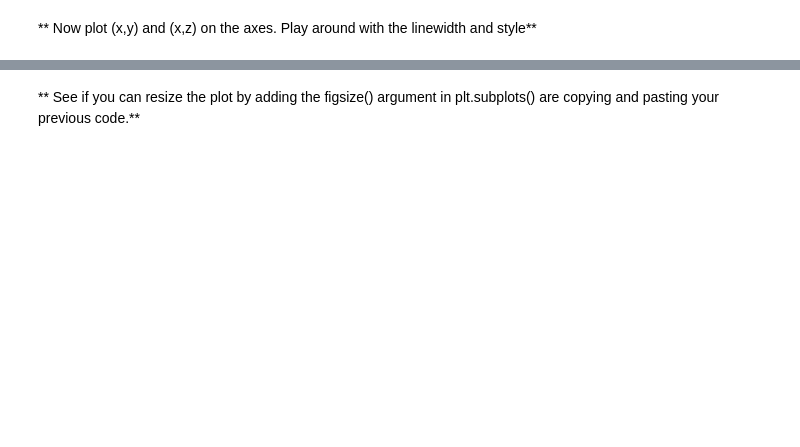
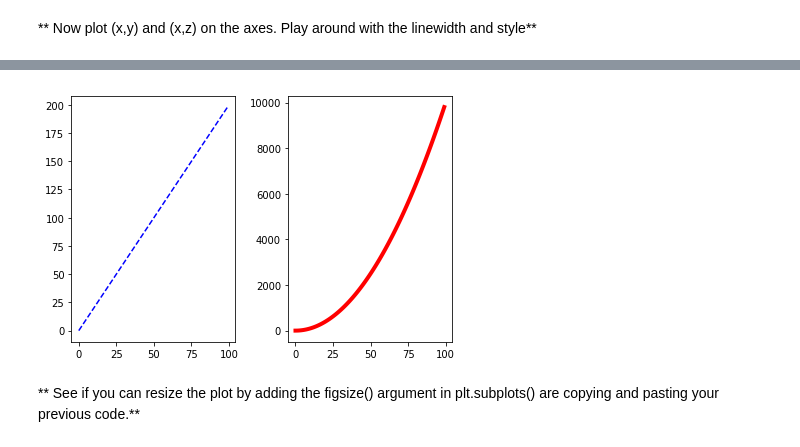
Before and after one commit to paulocalado/python_for_ml, a Jupyter notebook: Refactored_Py_DS_ML_Bootcamp-master/05-Data-Visualization-with-Matplotlib/02-Matplotlib Exercises.ipynb, the cells around one changed output, grey strips where cells are left out. Saved outputs shown, nothing was run; the diff lists cells and outputs as text; code cells hidden in the pictures; blank space fills up the shorter version.

```diff
--- a/Refactored_Py_DS_ML_Bootcamp-master/05-Data-Visualization-with-Matplotlib/02-Matplotlib Exercises.ipynb
+++ b/Refactored_Py_DS_ML_Bootcamp-master/05-Data-Visualization-with-Matplotlib/02-Matplotlib Exercises.ipynb
@@ -95,2 +116,11 @@ axes2.plot(x,y)
+# %%
+fig,axes = plt.subplots(nrows=1,ncols=2)
+
+axes[0].plot(x,y,color='blue',ls="--")
+axes[1].plot(x,z,color='red',lw=4)
+
+plt.tight_layout()
+# %% [output]
+[figure, added]
 # %% [markdown]
 ** See if you can resize the plot by adding the figsize() argument in plt.subplots() are copying and pasting your previous code.**
```
Also changed, not shown: parts of 9 cells of this notebook, 2 other files.
